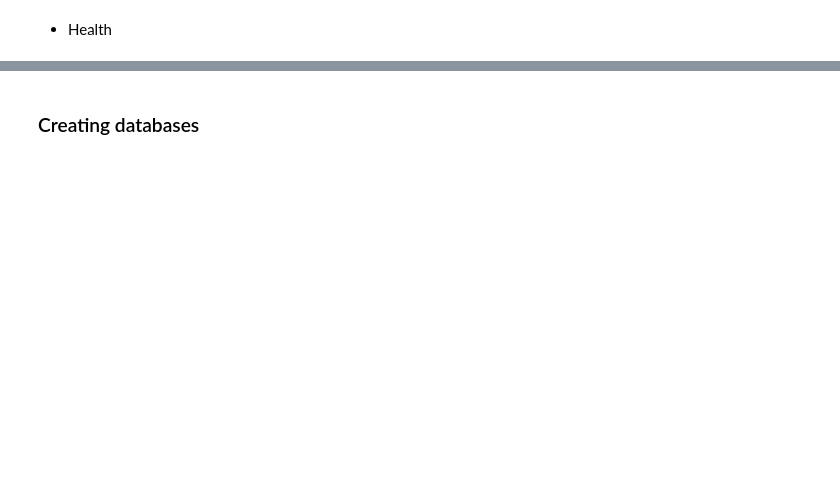
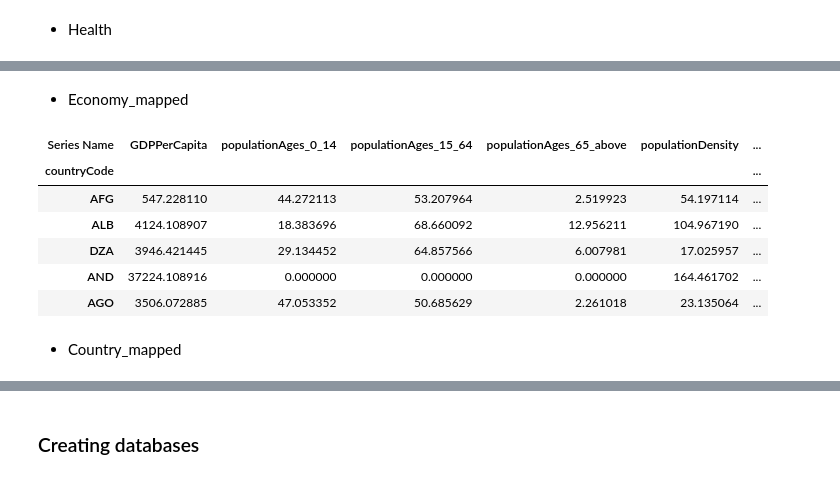
Before and after one commit to karosroczyk/AdvancedDatabasesProject, a Jupyter notebook: PreparingDatasets.ipynb, the cells around one changed output, grey strips where cells are left out. Cells and saved outputs as stored; diff of their text form; code cells hidden in the pictures; blank space fills up the shorter version.

```diff
--- a/PreparingDatasets.ipynb
+++ b/PreparingDatasets.ipynb
@@ -86,2 +101,4 @@ country_data2.head()
+# %%
+country_dict = pd.Series(country_data2['countryCode'].values, index=country_data2['countryName']).to_dict()
 # %% [markdown]
 * Health
@@ -108,0 +151,17 @@ data_health.head()
+# %% [markdown]
+* Economy_mapped
+# %%
+data_economy['countryName'] = data_economy['countryName'].map(country_dict)
+data_economy = data_economy.rename(columns={'countryName': 'countryCode'})
+data_economy.set_index('countryCode', inplace = True)
+data_economy.head()
+# %% [output]
+| Series Name | GDPPerCapita | populationAges_0_14 | populationAges_15_64 | populationAges_65_above | populationDensity | ... |
+| countryCode |  |  |  |  |  | ... |
+| AFG | 547.228110 | 44.272113 | 53.207964 | 2.519923 | 54.197114 | ... |
+| ALB | 4124.108907 | 18.383696 | 68.660092 | 12.956211 | 104.967190 | ... |
+| DZA | 3946.421445 | 29.134452 | 64.857566 | 6.007981 | 17.025957 | ... |
+| AND | 37224.108916 | 0.000000 | 0.000000 | 0.000000 | 164.461702 | ... |
+| AGO | 3506.072885 | 47.053352 | 50.685629 | 2.261018 | 23.135064 | ... |
+# %% [markdown]
+* Country_mapped
```
Also changed, not shown: parts of 35 cells of this notebook, 4 other files.
